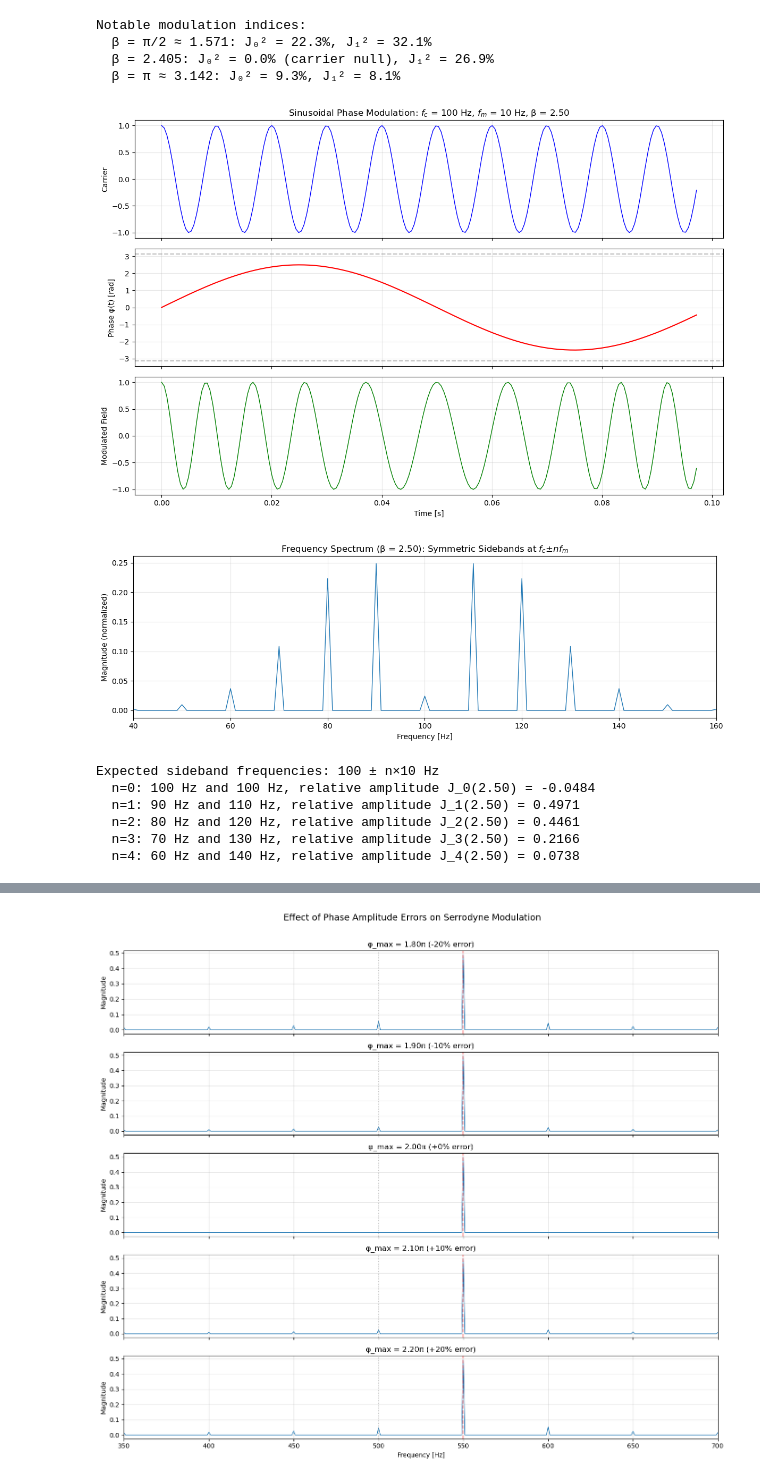
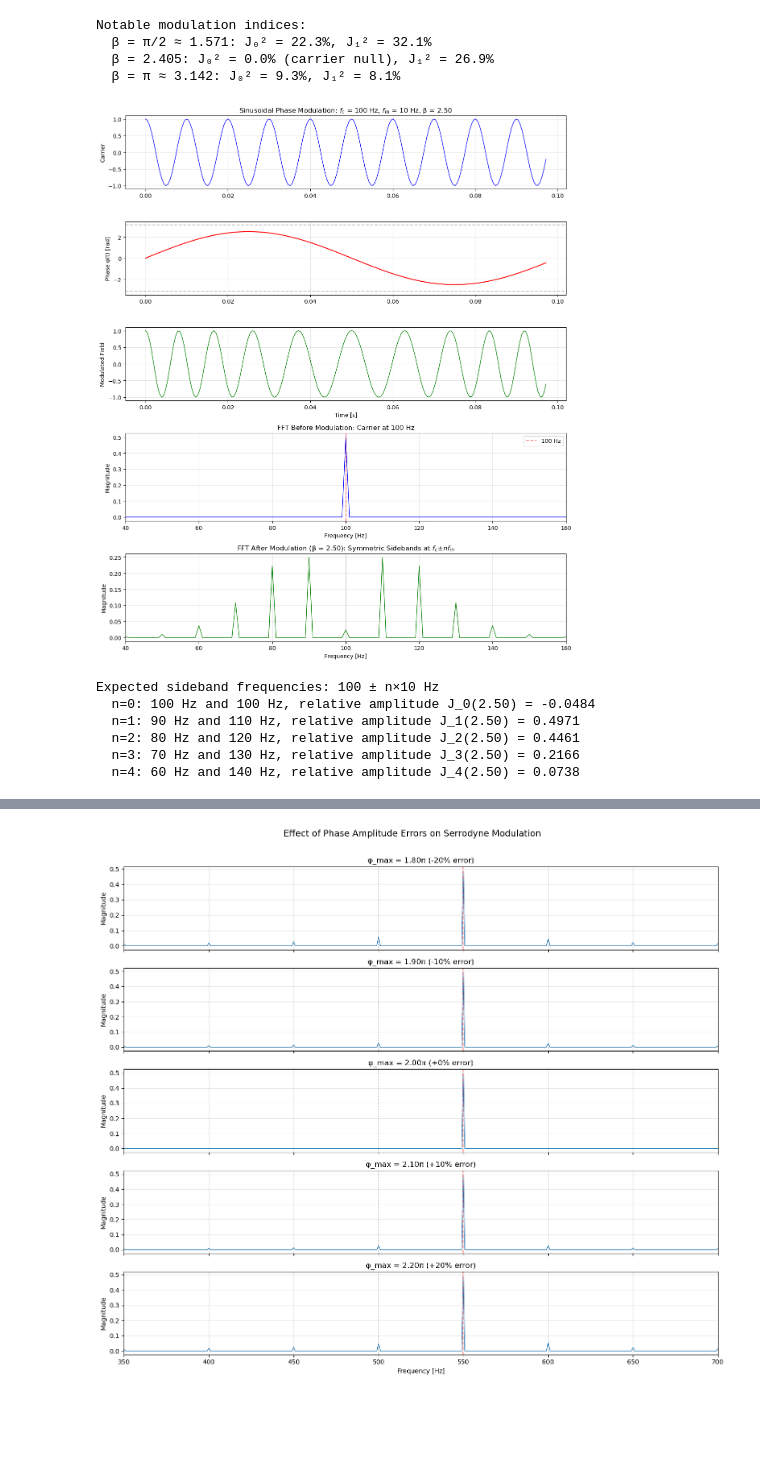
Before and after one commit to selfoluap/RFSoC4x2-AWG, a Jupyter notebook: notebooks/serrodyne.ipynb, the cells around one changed output, grey strips where cells are left out. Cells and saved outputs as stored; diff of their text form; code cells hidden in the pictures; blank space fills up the shorter version.

Commit message:
mostly documentation and diagrams

```diff
--- a/notebooks/serrodyne.ipynb
+++ b/notebooks/serrodyne.ipynb
@@ -116,43 +116,67 @@ beta = 2.5          # Modulation index (try: π/2, 2.405, π, 5)
 
 # Generate signals
 carrier = np.cos(2*np.pi*f_c*t)
 modulation = beta * np.sin(2*np.pi*f_m*t)
 E_modulated = np.cos(2*np.pi*f_c*t + modulation)
 
-# Plot time domain
-fig, axes = plt.subplots(3, 1, figsize=(12, 8), sharex=True)
+# Compute FFTs
+freq = np.fft.fftshift(np.fft.fftfreq(N, 1/fs))
+fft_carrier = np.fft.fftshift(np.abs(np.fft.fft(carrier))) / N
+fft_modulated = np.fft.fftshift(np.abs(np.fft.fft(E_modulated))) / N
 
+# Plot time domain and frequency domain
+fig, axes = plt.subplots(5, 1, figsize=(12, 14), gridspec_kw={'height_ratios': [1, 1, 1, 1.2, 1.2]})
+
+# Time domain plots - show first 200 samples
 axes[0].plot(t[:200], carrier[:200], 'b-', linewidth=1)
 axes[0].set_ylabel('Carrier')
 axes[0].set_title(f'Sinusoidal Phase Modulation: $f_c$ = {f_c} Hz, $f_m$ = {f_m} Hz, β = {beta:.2f}')
 axes[0].grid(True, alpha=0.3)
+axes[0].text(-0.08, 1.0, '(a)', transform=axes[0].transAxes, fontsize=12, fontweight='bold', va='top')
 
 axes[1].plot(t[:200], modulation[:200], 'r-', linewidth=1.5)
 axes[1].set_ylabel('Phase φ(t) [rad]')
 axes[1].axhline(y=np.pi, color='gray', linestyle='--', alpha=0.5)
 axes[1].axhline(y=-np.pi, color='gray', linestyle='--', alpha=0.5)
 axes[1].grid(True, alpha=0.3)
+axes[1].text(-0.08, 1.0, '(b)', transform=axes[1].transAxes, fontsize=12, fontweight='bold', va='top')
 
 axes[2].plot(t[:200], E_modulated[:200], 'g-', linewidth=1)
 axes[2].set_ylabel('Modulated Field')
 axes[2].set_xlabel('Time [s]')
 axes[2].grid(True, alpha=0.3)
+axes[2].text(-0.08, 1.0, '(c)', transform=axes[2].transAxes, fontsize=12, fontweight='bold', va='top')
+
+# FFT of carrier (before modulation)
+axes[3].plot(freq, fft_carrier, 'b-', linewidth=1)
+axes[3].set_ylabel('Magnitude')
+axes[3].set_xlabel('Frequency [Hz]')
+axes[3].set_title(f'FFT Before Modulation: Carrier at {f_c} Hz')
+axes[3].set_xlim(f_c-60, f_c+60)
+axes[3].axvline(x=f_c, color='red', linestyle='--', alpha=0.5, label=f'{f_c} Hz')
+axes[3].legend()
+axes[3].grid(True, alpha=0.3)
+axes[3].text(-0.08, 1.0, '(d)', transform=axes[3].transAxes, fontsize=12, fontweight='bold', va='top')
+
+# FFT of modulated signal (after modulation)
+axes[4].plot(freq, fft_modulated, 'g-', linewidth=1)
+axes[4].set_ylabel('Magnitude')
+axes[4].set_xlabel('Frequency [Hz]')
+axes[4].set_title(f'FFT After Modulation (β = {beta:.2f}): Symmetric Sidebands at $f_c ± n f_m$')
+axes[4].set_xlim(f_c-60, f_c+60)
+axes[4].axvline(x=f_c, color='gray', linestyle=':', alpha=0.5)
+axes[4].grid(True, alpha=0.3)
+axes[4].text(-0.08, 1.0, '(e)', transform=axes[4].transAxes, fontsize=12, fontweight='bold', va='top')
 
 plt.tight_layout()
 plt.show()
 
-# Plot frequency domain - observe symmetric sidebands!
-freq, mag = plot_fft(E_modulated, fs,
-                     title=f'Frequency Spectrum (β = {beta:.2f}): Symmetric Sidebands at $f_c ± n f_m$',
-                     xlim=(f_c-60, f_c+60), show_peak=False)
-
-# Mark expected sideband positions
+# Print expected sideband frequencies
 print(f"\nExpected sideband frequencies: {f_c} ± n×{f_m} Hz")
 for n in range(5):
     print(f"  n={n}: {f_c-n*f_m} Hz and {f_c+n*f_m} Hz, relative amplitude J_{n}({beta:.2f}) = {jn(n,beta):.4f}")
 # %% [output]
-[figure, old version]
+[figure, new version]
-[figure, removed]
 Expected sideband frequencies: 100 ± n×10 Hz
   n=0: 100 Hz and 100 Hz, relative amplitude J_0(2.50) = -0.0484
   n=1: 90 Hz and 110 Hz, relative amplitude J_1(2.50) = 0.4971
```
Also changed, not shown: parts of 4 cells of this notebook, 12 other files.
